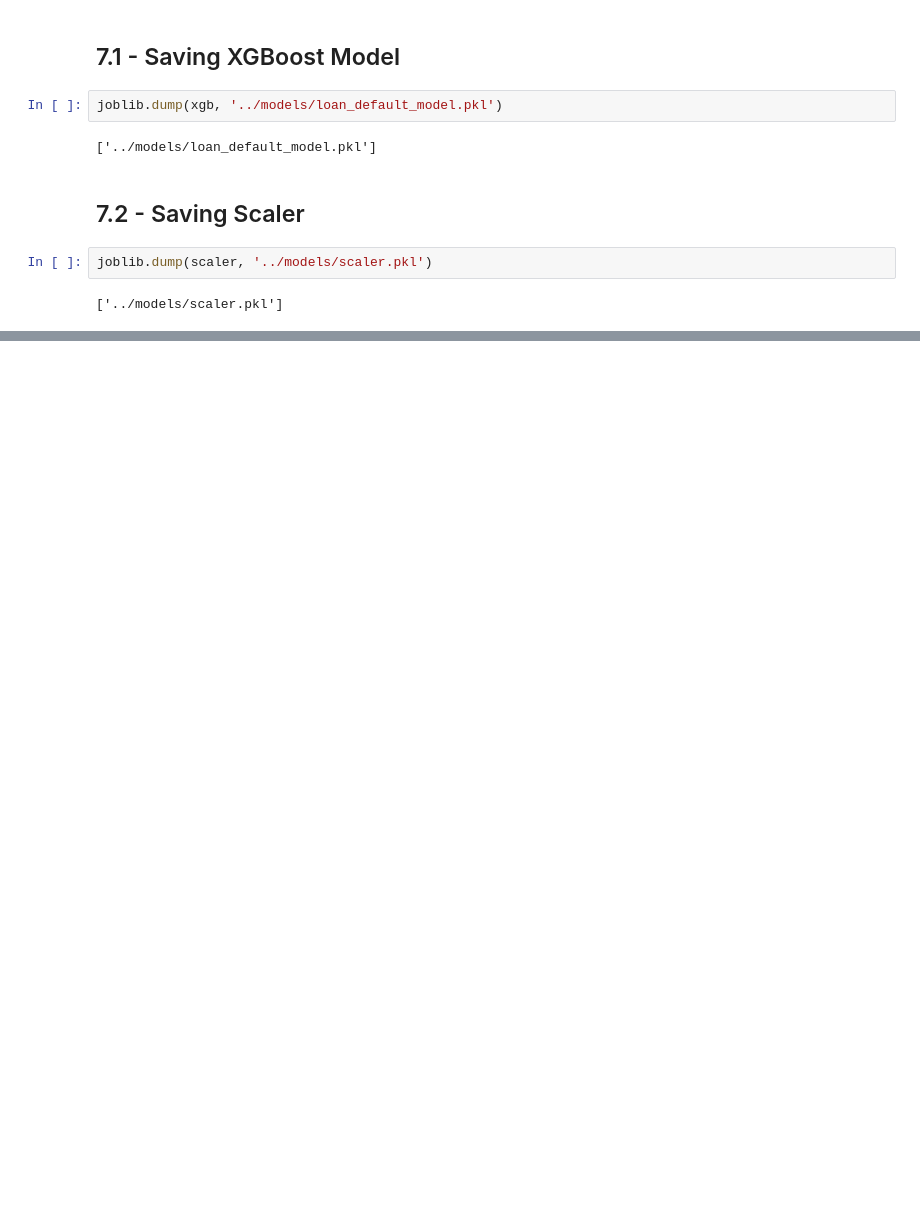
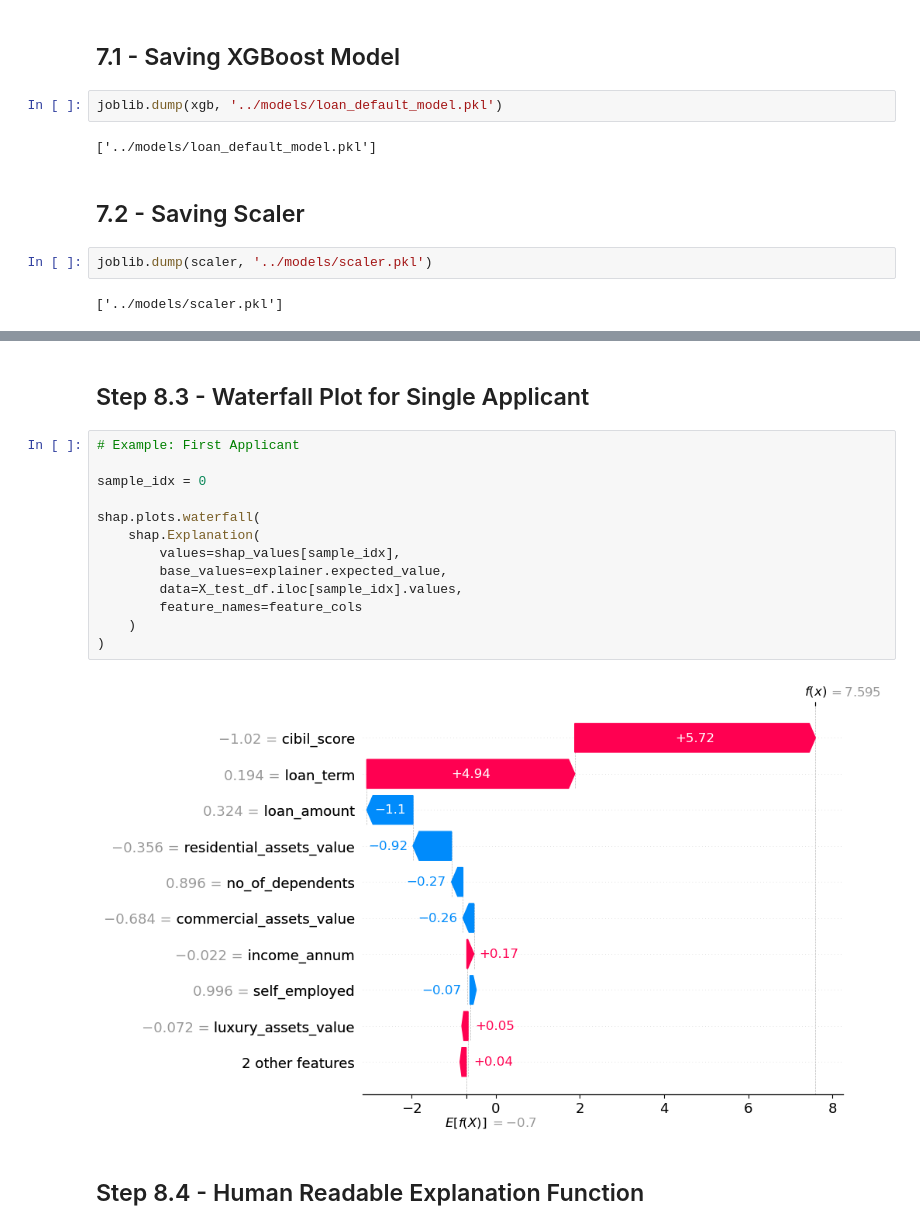
Before and after one commit to md-faiyazkhan/loan-default-prediction-v2, a Jupyter notebook: notebooks/loan_prediction.ipynb, the cells around one changed output, grey strips where cells are left out. Saved outputs shown, nothing was run; the diff lists cells and outputs as text; blank space fills up the shorter version.

```diff
--- a/notebooks/loan_prediction.ipynb
+++ b/notebooks/loan_prediction.ipynb
@@ -525,0 +559,19 @@ joblib.dump(scaler, '../models/scaler.pkl')
+# %% [markdown]
+## Step 8.3 - Waterfall Plot for Single Applicant
+# %%
+# Example: First Applicant
+
+sample_idx = 0
+
+shap.plots.waterfall(
+    shap.Explanation(
+        values=shap_values[sample_idx],
+        base_values=explainer.expected_value,
+        data=X_test_df.iloc[sample_idx].values,
+        feature_names=feature_cols
+    )
+)
+# %% [output]
+[figure, added]
+# %% [markdown]
+## Step 8.4 - Human Readable Explanation Function
```
Also changed, not shown: parts of 20 cells of this notebook.
